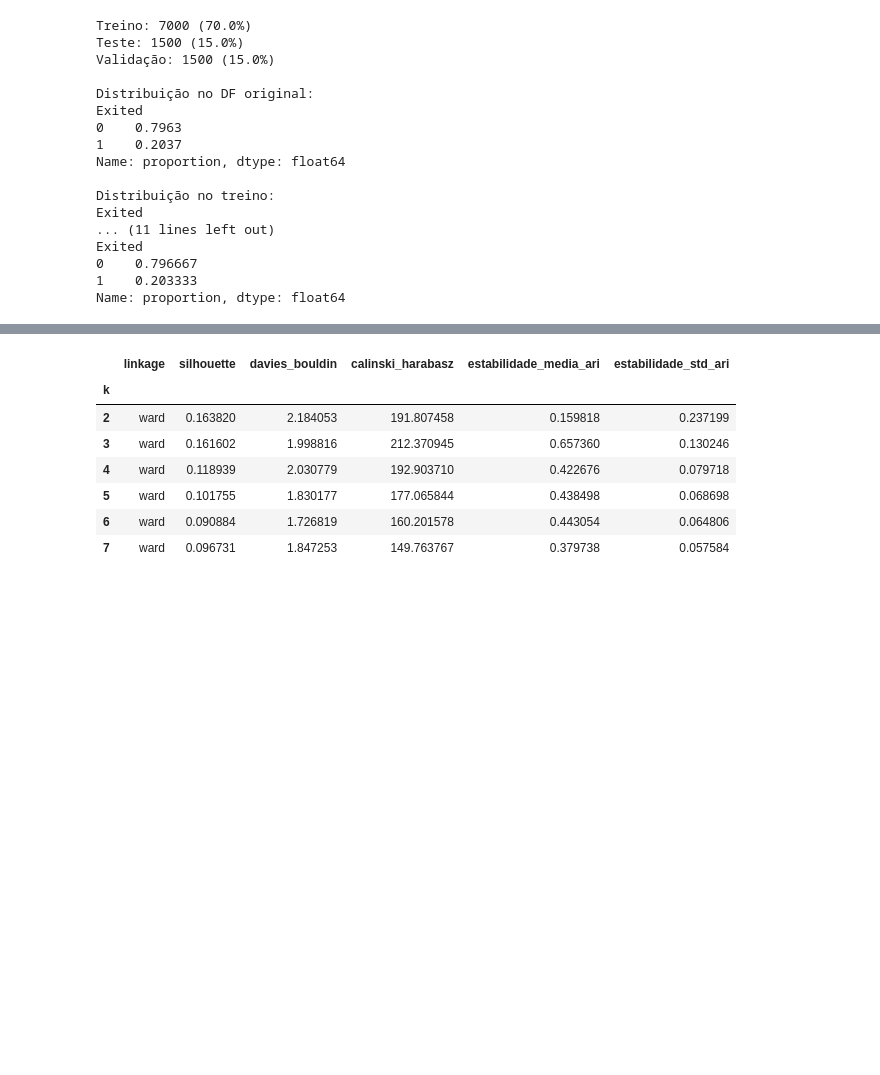
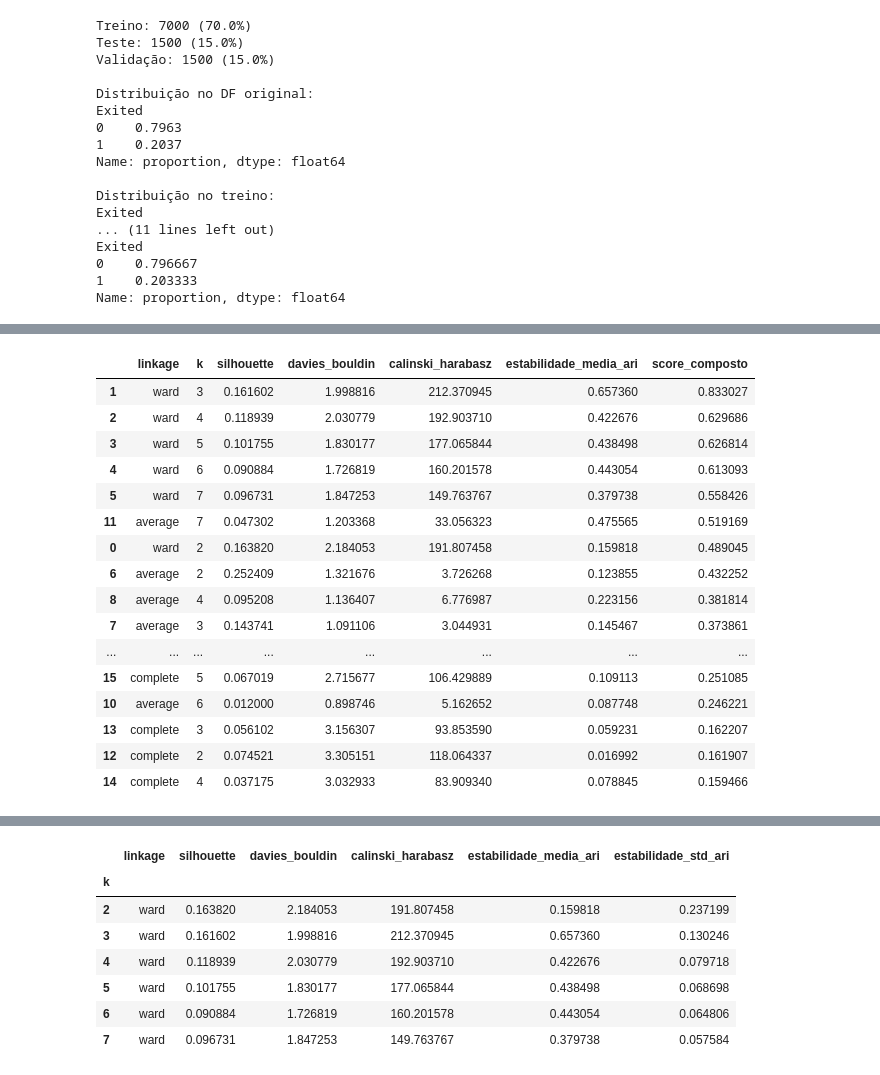
Before and after one commit to GustavoNachbar/churn-dataset-clusters-classify-tests, a Jupyter notebook: churn_agglomerative.ipynb, the cells around one changed output, grey strips where cells are left out. Cells and saved outputs as stored; diff of their text form; code cells hidden in the pictures; blank space fills up the shorter version.

```diff
--- a/churn_agglomerative.ipynb
+++ b/churn_agglomerative.ipynb
@@ -92,3 +205,48 @@ df_treino_cancelamento = df_treino[df_treino["Saiu"] == 1][variaveis_numericas]
 # Scaler específico para a base de cancelados (não reaproveitar o scaler do df_treino completo)
 scaler_cancelamento = StandardScaler()
 X_scaled = scaler_cancelamento.fit_transform(df_treino_cancelamento)
+# %%
+def calcular_score_composto(df_metricas, peso_estabilidade=0.4, peso_silhouette=0.2,
+                              peso_db=0.2, peso_ch=0.2):
+    df = df_metricas.copy()
+
+    def normalizar(serie, inverter=False):
+        norm = (serie - serie.min()) / (serie.max() - serie.min())
+        return 1 - norm if inverter else norm
+
+    df['norm_silhouette'] = normalizar(df['silhouette'])
+    df['norm_davies_bouldin'] = normalizar(df['davies_bouldin'], inverter=True)  # menor é melhor
+    df['norm_calinski_harabasz'] = normalizar(df['calinski_harabasz'])
+    df['norm_estabilidade'] = normalizar(df['estabilidade_media_ari'])
+
+    df['score_composto'] = (
+        peso_estabilidade * df['norm_estabilidade'] +
+        peso_silhouette * df['norm_silhouette'] +
+        peso_db * df['norm_davies_bouldin'] +
+        peso_ch * df['norm_calinski_harabasz']
+    )
+
+    return df.sort_values('score_composto', ascending=False)
+
+
+resultado_com_score = calcular_score_composto(df_resultados_linkage.reset_index())
+resultado_com_score[['linkage', 'k', 'silhouette', 'davies_bouldin', 'calinski_harabasz',
+                      'estabilidade_media_ari', 'score_composto']]
+# %% [output]
+|  | linkage | k | silhouette | davies_bouldin | calinski_harabasz | estabilidade_media_ari | score_composto |
+| 1 | ward | 3 | 0.161602 | 1.998816 | 212.370945 | 0.657360 | 0.833027 |
+| 2 | ward | 4 | 0.118939 | 2.030779 | 192.903710 | 0.422676 | 0.629686 |
+| 3 | ward | 5 | 0.101755 | 1.830177 | 177.065844 | 0.438498 | 0.626814 |
+| 4 | ward | 6 | 0.090884 | 1.726819 | 160.201578 | 0.443054 | 0.613093 |
+| 5 | ward | 7 | 0.096731 | 1.847253 | 149.763767 | 0.379738 | 0.558426 |
+| 11 | average | 7 | 0.047302 | 1.203368 | 33.056323 | 0.475565 | 0.519169 |
+| 0 | ward | 2 | 0.163820 | 2.184053 | 191.807458 | 0.159818 | 0.489045 |
+| 6 | average | 2 | 0.252409 | 1.321676 | 3.726268 | 0.123855 | 0.432252 |
+| 8 | average | 4 | 0.095208 | 1.136407 | 6.776987 | 0.223156 | 0.381814 |
+| 7 | average | 3 | 0.143741 | 1.091106 | 3.044931 | 0.145467 | 0.373861 |
+| ... | ... | ... | ... | ... | ... | ... | ... |
+| 15 | complete | 5 | 0.067019 | 2.715677 | 106.429889 | 0.109113 | 0.251085 |
+| 10 | average | 6 | 0.012000 | 0.898746 | 5.162652 | 0.087748 | 0.246221 |
+| 13 | complete | 3 | 0.056102 | 3.156307 | 93.853590 | 0.059231 | 0.162207 |
+| 12 | complete | 2 | 0.074521 | 3.305151 | 118.064337 | 0.016992 | 0.161907 |
+| 14 | complete | 4 | 0.037175 | 3.032933 | 83.909340 | 0.078845 | 0.159466 |
```
Also changed, not shown: parts of 8 cells of this notebook.
